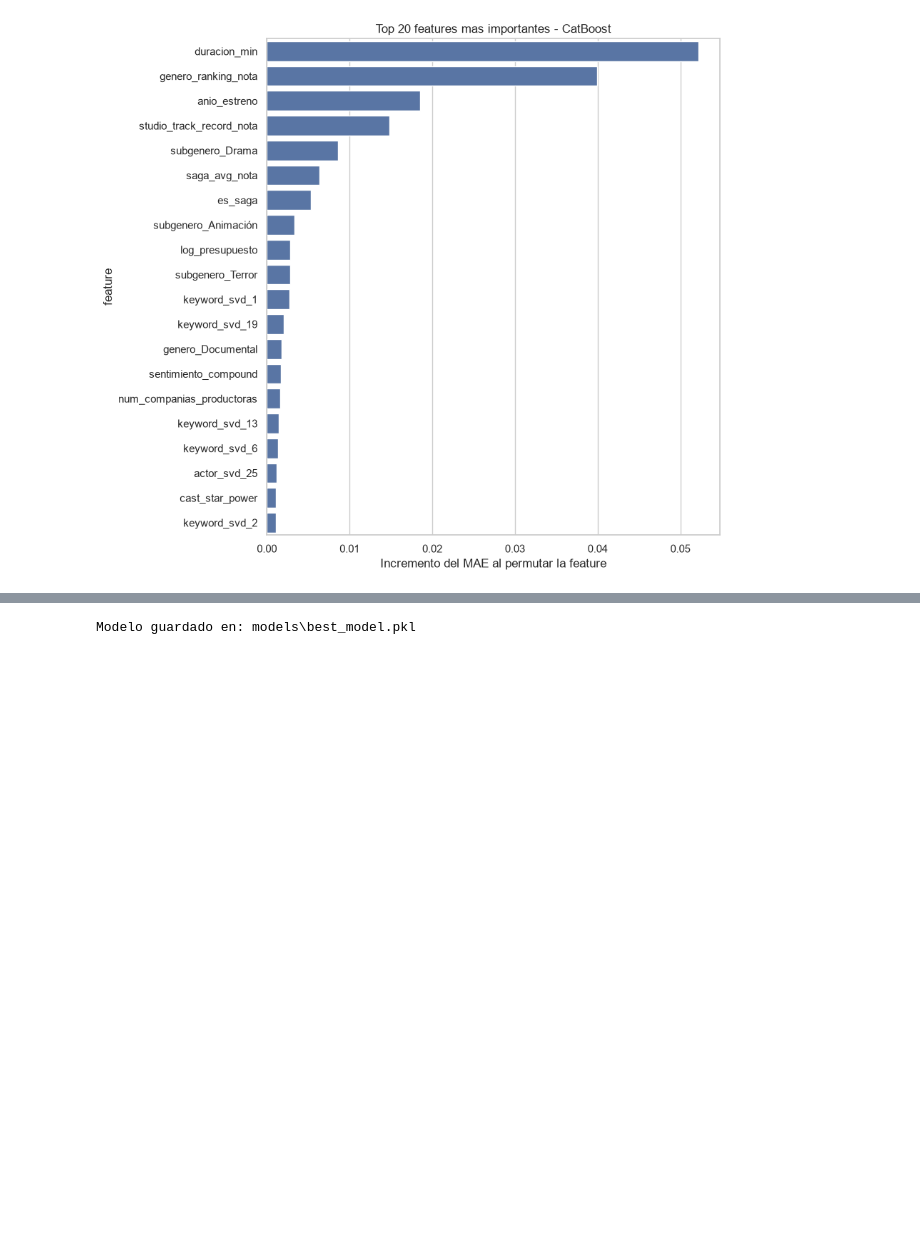
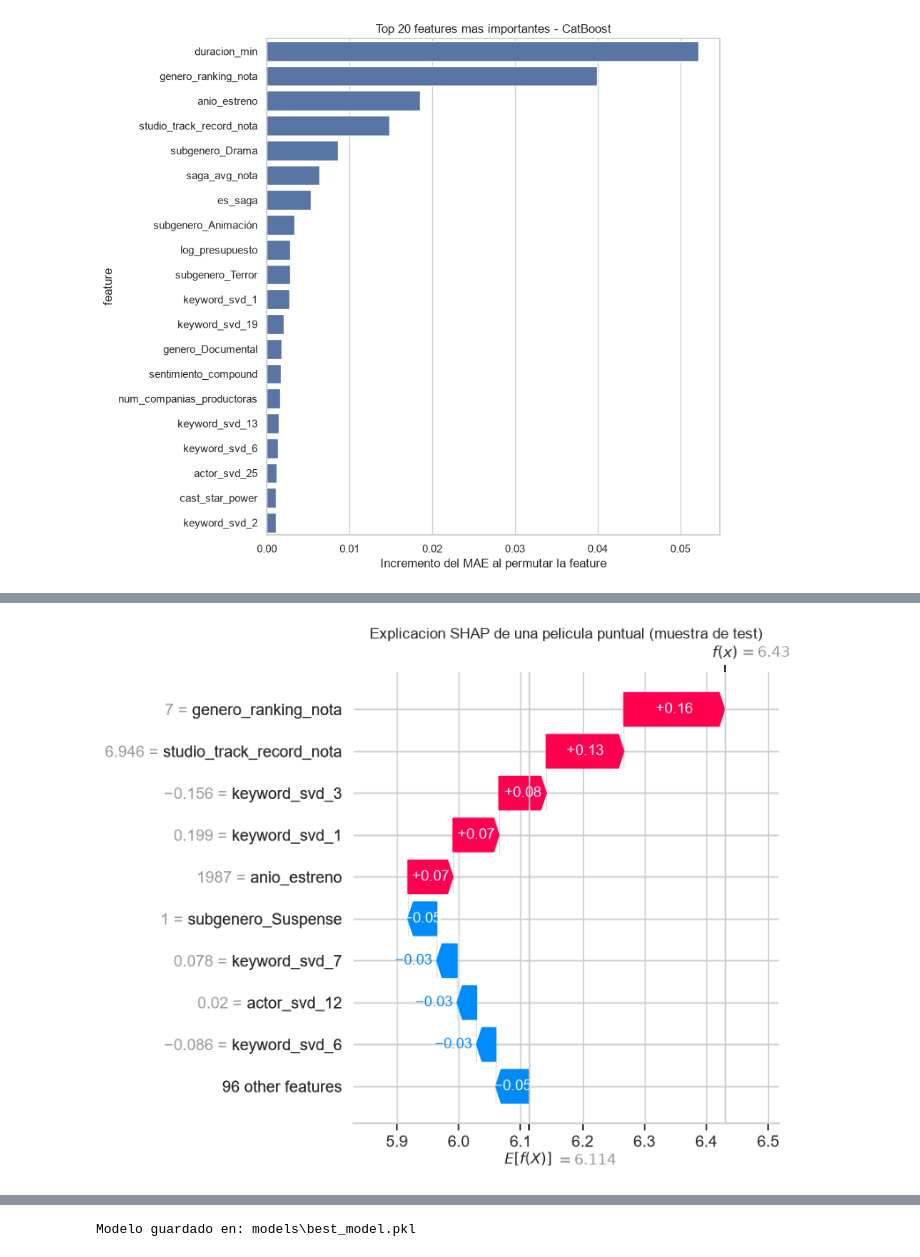
Before and after one commit to LeonardoGastaldo/Pochoclo-Predict, a Jupyter notebook: notebooks/04_modelos_predictivos.ipynb, the cells around one changed output, grey strips where cells are left out. Cells and saved outputs as stored; diff of their text form; code cells hidden in the pictures; blank space fills up the shorter version.

```diff
--- a/notebooks/04_modelos_predictivos.ipynb
+++ b/notebooks/04_modelos_predictivos.ipynb
@@ -294 +371,9 @@ plt.show()
+# %%
+pelicula_ejemplo = 0
+shap.plots.waterfall(shap_values[pelicula_ejemplo], show=False)
+plt.title("Explicacion SHAP de una pelicula puntual (muestra de test)")
+plt.tight_layout()
+plt.show()
+# %% [output]
+[figure, added]
 # %% [markdown]
```
Also changed, not shown: parts of 17 cells of this notebook, 1 other file.
